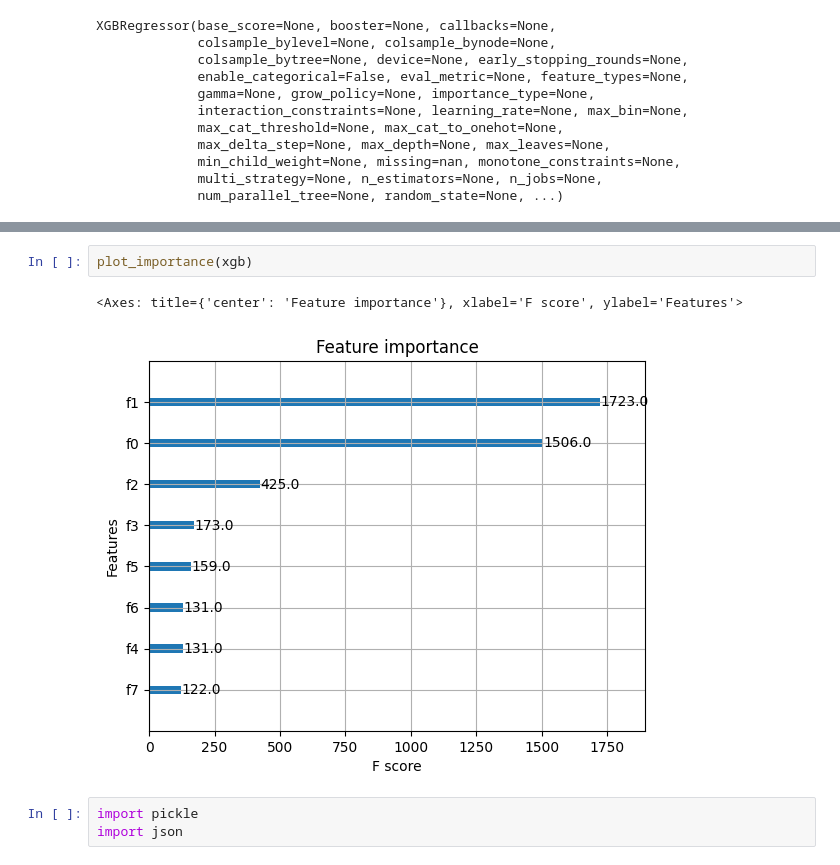
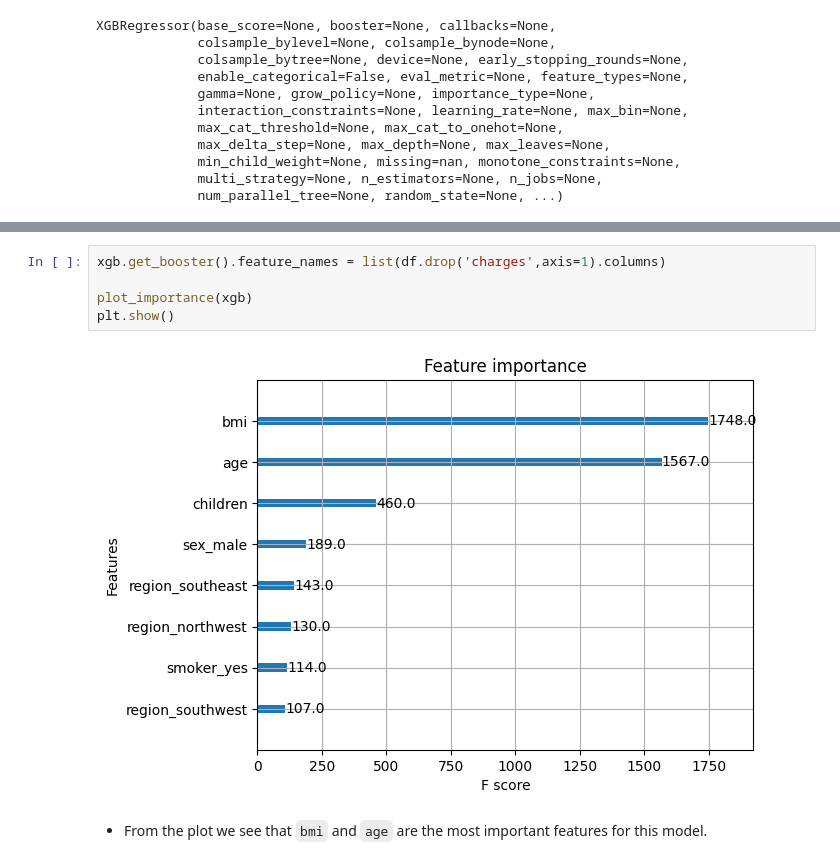
Before and after one commit to Danlof/medical_insurance, a Jupyter notebook: notebooks/main.ipynb, the cells around one changed output, grey strips where cells are left out. Saved outputs shown, nothing was run; the diff lists cells and outputs as text.

Commit message:
feature-importance

```diff
--- a/notebooks/main.ipynb
+++ b/notebooks/main.ipynb
@@ -217,8 +217,9 @@ Accuracy on Test Data: 96.24
-# %%
-plot_importance(xgb)
-# %% [output]
-<Axes: title={'center': 'Feature importance'}, xlabel='F score', ylabel='Features'>
-[figure, removed]
-# %%
-import pickle
-import json
+# %%
+xgb.get_booster().feature_names = list(df.drop('charges',axis=1).columns)
+
+plot_importance(xgb)
+plt.show()
+# %% [output]
+[figure, added]
+# %% [markdown]
+- From the plot we see that `bmi` and `age` are the most important features for this model.
```
Also changed, not shown: parts of 3 cells of this notebook.
